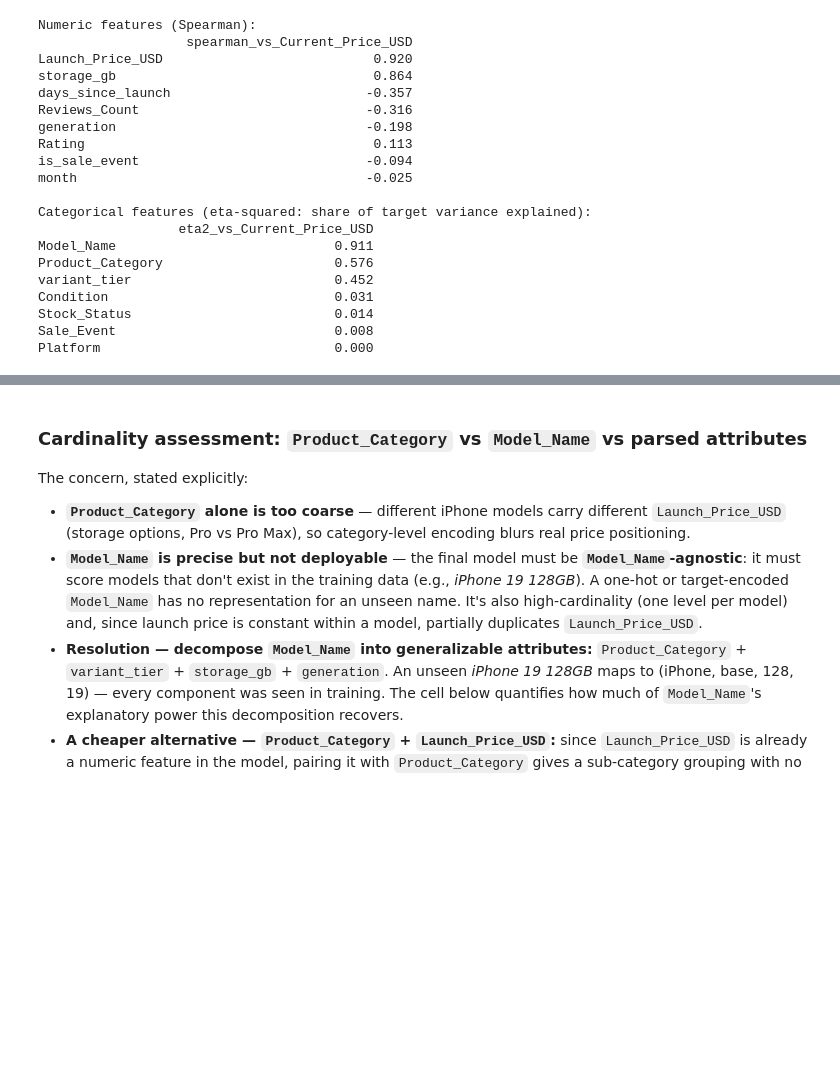
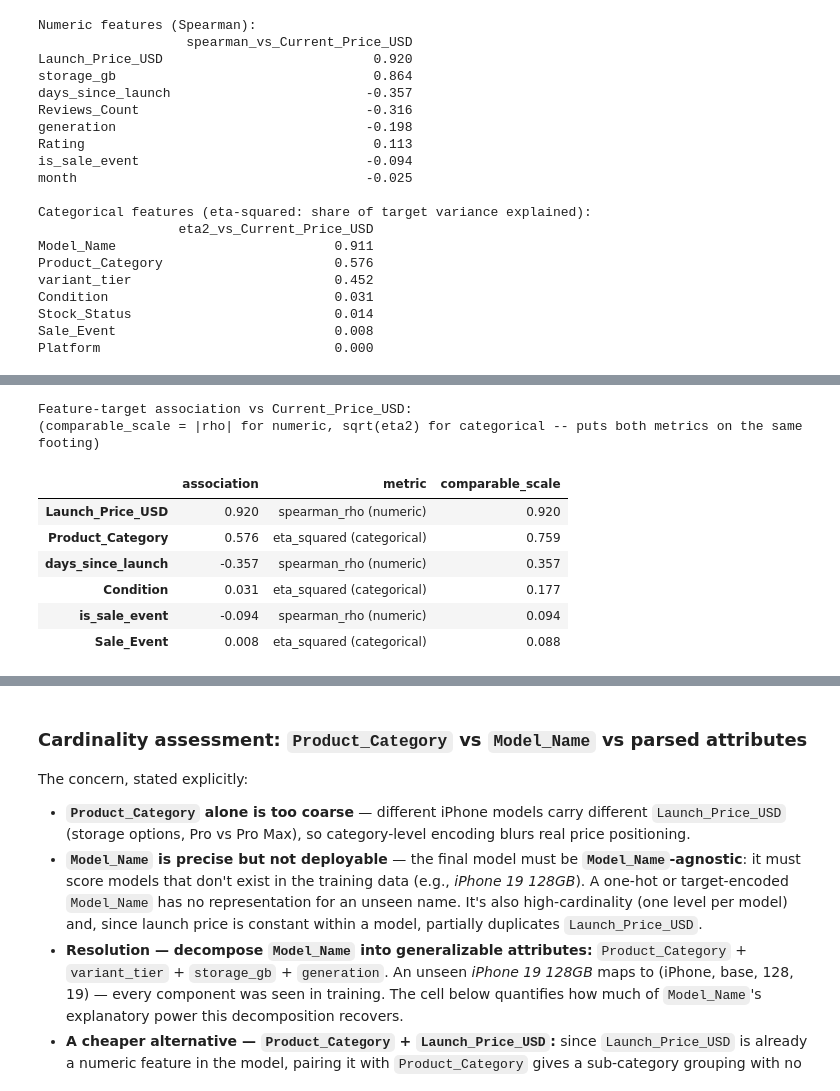
Before and after one commit to fuyaoqiuuu/DS---Apple-Product-Pricings, a Jupyter notebook: Apple_Pricing_EDA.ipynb, the cells around one changed output, grey strips where cells are left out. Saved outputs shown, nothing was run; the diff lists cells and outputs as text; code cells hidden in the pictures; blank space fills up the shorter version.

```diff
--- a/Apple_Pricing_EDA.ipynb
+++ b/Apple_Pricing_EDA.ipynb
@@ -450,0 +457,31 @@ Platform                              0.000
+# %%
+FOCUS_NUM = ['Launch_Price_USD', 'days_since_launch', 'is_sale_event']
+FOCUS_CAT = ['Product_Category', 'Condition', 'Sale_Event']
+
+focus_num_assoc = (
+    df[FOCUS_NUM + [TARGET]].corr(method='spearman')[TARGET].drop(TARGET)
+    .rename('association').to_frame().assign(metric='spearman_rho (numeric)')
+)
+focus_num_assoc['comparable_scale'] = focus_num_assoc['association'].abs()
+
+focus_cat_assoc = pd.DataFrame({
+    'association': {c: eta_squared(df, c, TARGET) for c in FOCUS_CAT},
+}).assign(metric='eta_squared (categorical)')
+focus_cat_assoc['comparable_scale'] = np.sqrt(focus_cat_assoc['association'])
+
+focus_assoc = pd.concat([focus_num_assoc, focus_cat_assoc]) \
+    .sort_values('comparable_scale', ascending=False)
+
+print(f"Feature-target association vs {TARGET}:")
+print("(comparable_scale = |rho| for numeric, sqrt(eta2) for categorical -- puts both metrics on the same footing)\n")
+focus_assoc.round(3)
+# %% [output]
+Feature-target association vs Current_Price_USD:
+(comparable_scale = |rho| for numeric, sqrt(eta2) for categorical -- puts both metrics on the same footing)
+|  | association | metric | comparable_scale |
+| Launch_Price_USD | 0.920 | spearman_rho (numeric) | 0.920 |
+| Product_Category | 0.576 | eta_squared (categorical) | 0.759 |
+| days_since_launch | -0.357 | spearman_rho (numeric) | 0.357 |
+| Condition | 0.031 | eta_squared (categorical) | 0.177 |
+| is_sale_event | -0.094 | spearman_rho (numeric) | 0.094 |
+| Sale_Event | 0.008 | eta_squared (categorical) | 0.088 |
```
Also changed, not shown: parts of 5 cells of this notebook, 4 other files.
